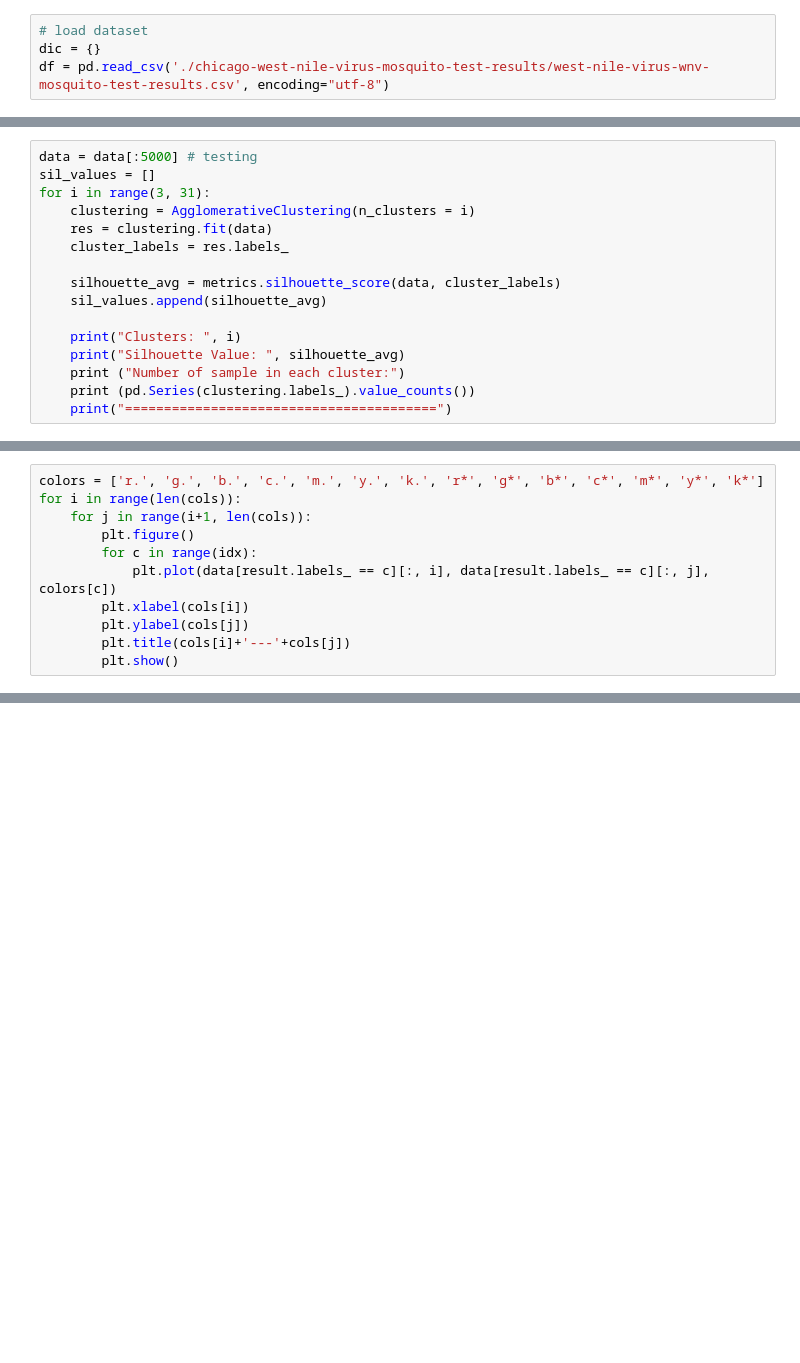
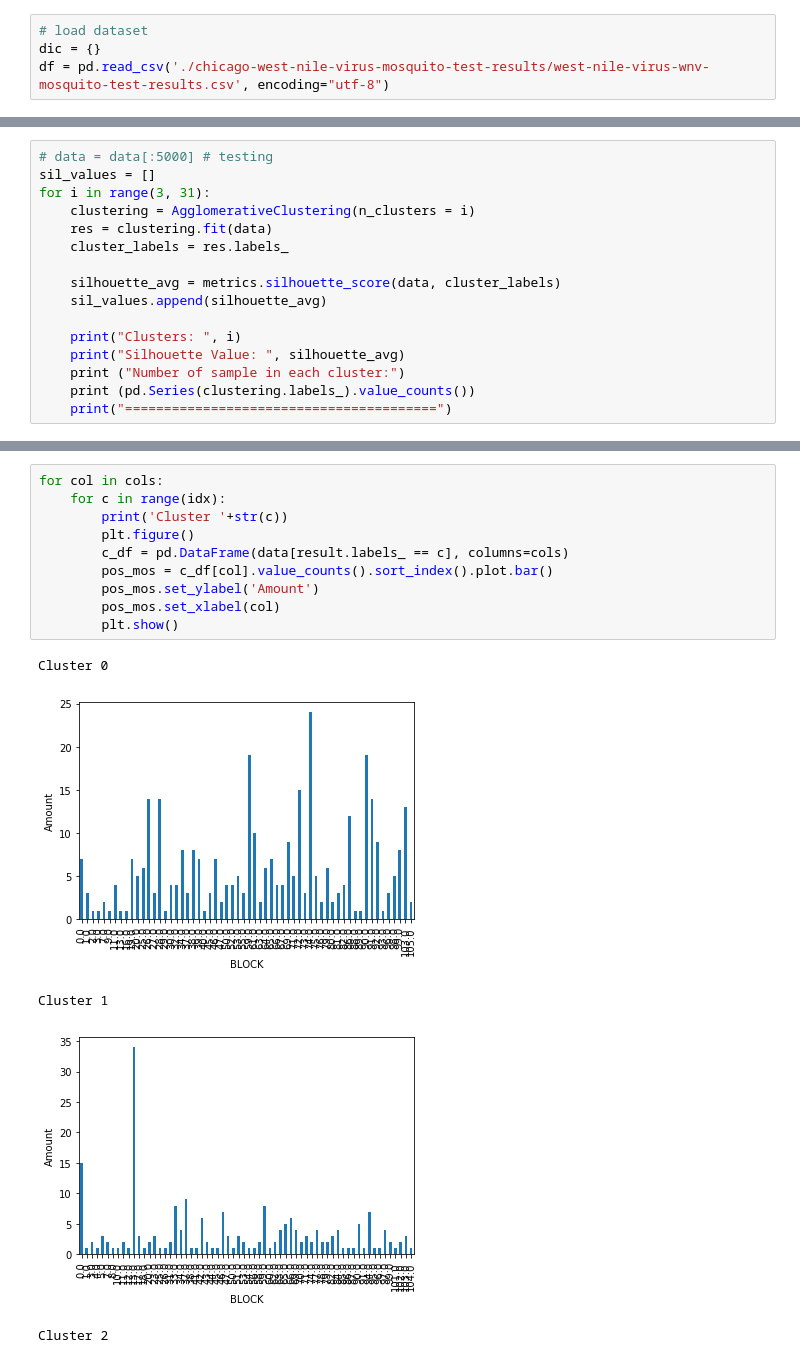
Before and after one commit to arrowill74/DM_HW3, a Jupyter notebook: AGNES.ipynb, the cells around one changed output, grey strips where cells are left out. Drawn from its saved outputs; the diff is of its cells as text; blank space fills up the shorter version.

```diff
--- a/AGNES.ipynb
+++ b/AGNES.ipynb
@@ -92,5 +95,5 @@ print(data[:1])
 # %%
-data = data[:5000] # testing
+# data = data[:5000] # testing
 sil_values = []
 for i in range(3, 31):
     clustering = AgglomerativeClustering(n_clusters = i)
@@ -172,11 +172,0 @@ print(len(col_pairs))
-# %%
-colors = ['r.', 'g.', 'b.', 'c.', 'm.', 'y.', 'k.', 'r*', 'g*', 'b*', 'c*', 'm*', 'y*', 'k*']
-for i in range(len(cols)):
-    for j in range(i+1, len(cols)):
-        plt.figure()
-        for c in range(idx):
-            plt.plot(data[result.labels_ == c][:, i], data[result.labels_ == c][:, j], colors[c])
-        plt.xlabel(cols[i])
-        plt.ylabel(cols[j])
-        plt.title(cols[i]+'---'+cols[j])
-        plt.show()
@@ -196,0 +173,16 @@ for i in range(len(cols)):
+# %%
+for col in cols:
+    for c in range(idx):
+        print('Cluster '+str(c))
+        plt.figure()
+        c_df = pd.DataFrame(data[result.labels_ == c], columns=cols)
+        pos_mos = c_df[col].value_counts().sort_index().plot.bar()
+        pos_mos.set_ylabel('Amount')
+        pos_mos.set_xlabel(col)
+        plt.show()
+# %% [output]
+Cluster 0
+[figure, added]
+Cluster 1
+[figure, added]
+Cluster 2
```
Also changed, not shown: parts of 12 cells of this notebook.
